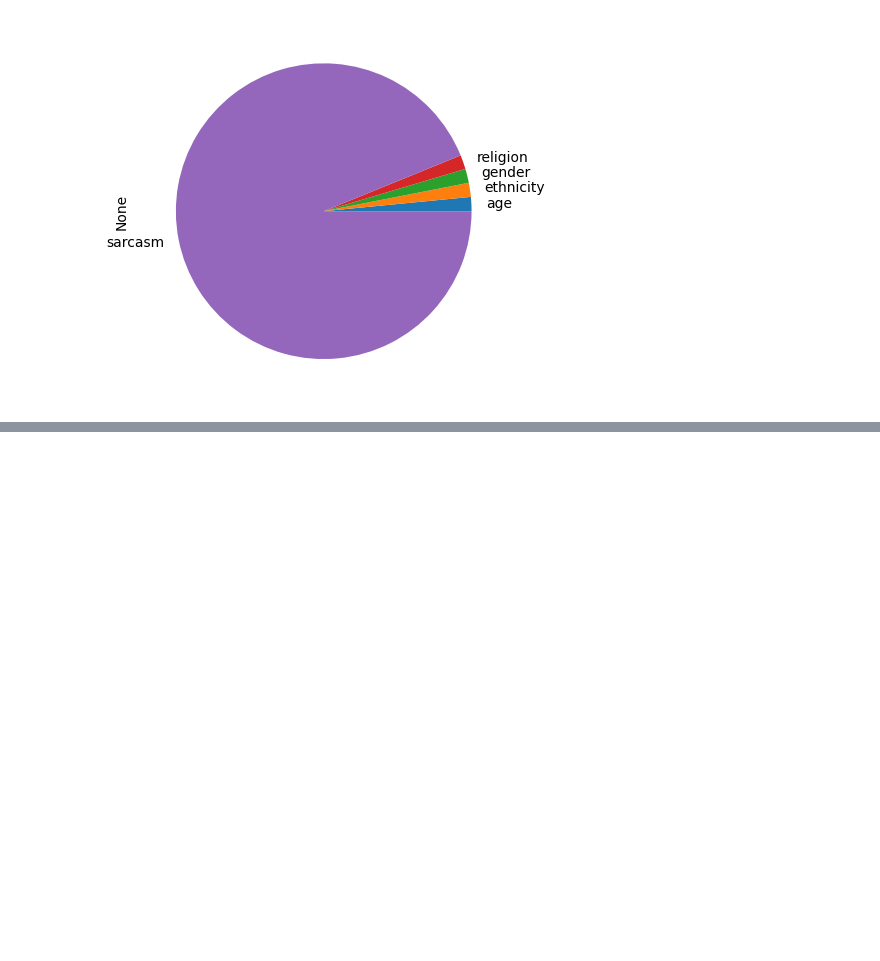
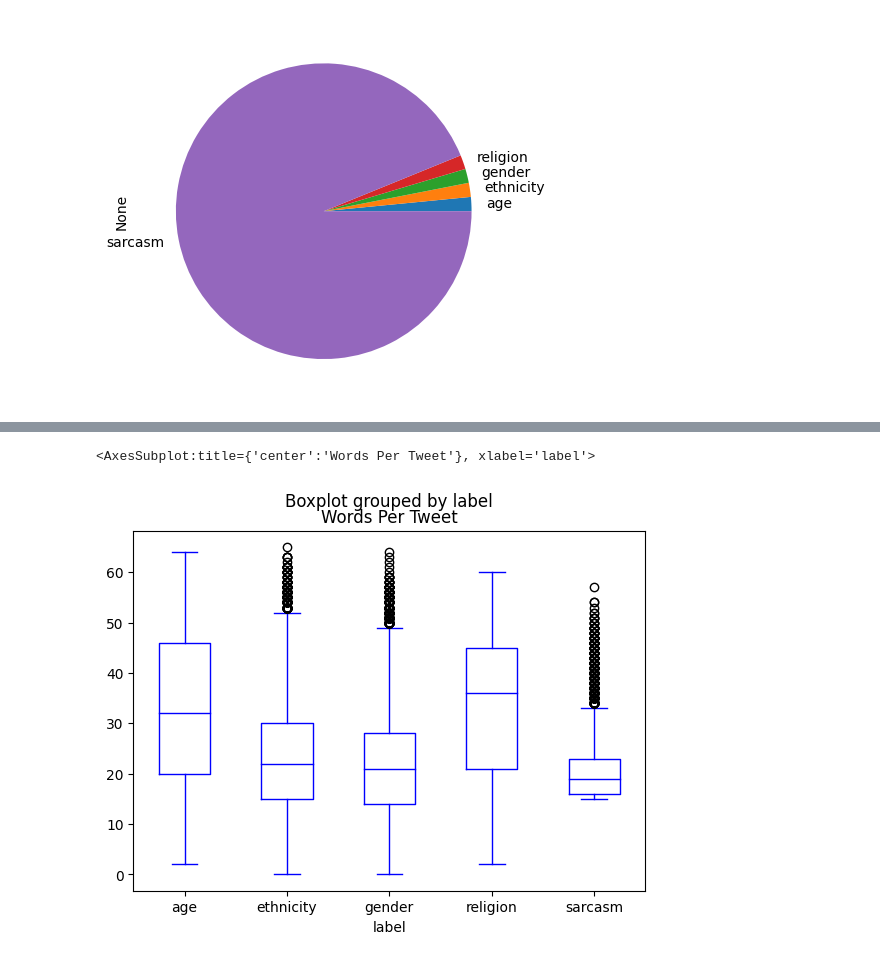
Before and after one commit to margot95/sarcasm_or_bullying, a Jupyter notebook: data_preparation_balancing_dataset.ipynb, the cells around one changed output, grey strips where cells are left out. Drawn from its saved outputs; the diff is of its cells as text; code cells hidden in the pictures; blank space fills up the shorter version.

```diff
--- a/data_preparation_balancing_dataset.ipynb
+++ b/data_preparation_balancing_dataset.ipynb
@@ -386,0 +396,6 @@ merged_all_df.groupby('label').size().plot(kind='pie')
+# %%
+merged_all_df.boxplot("Words Per Tweet", by="label", grid=False, showfliers=True,
+                        color='blue',)
+# %% [output]
+<AxesSubplot:title={'center':'Words Per Tweet'}, xlabel='label'>
+[figure, added]
```
Also changed, not shown: parts of 4 cells of this notebook.
